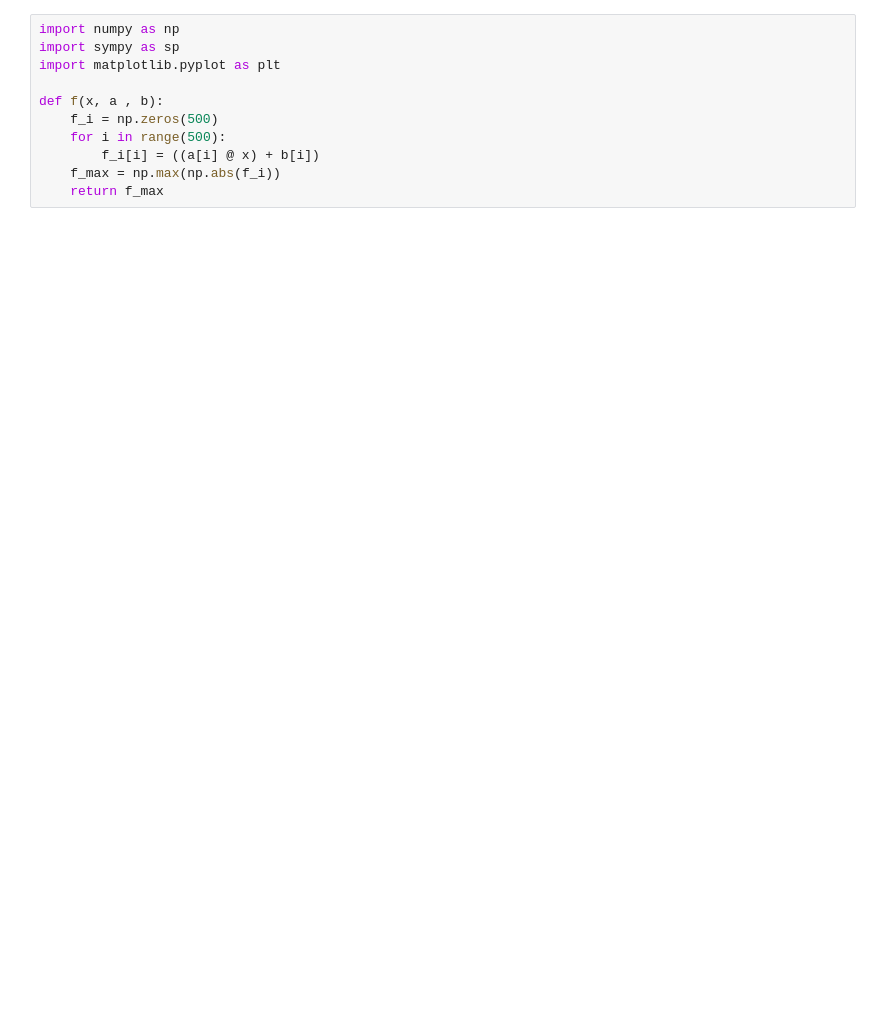
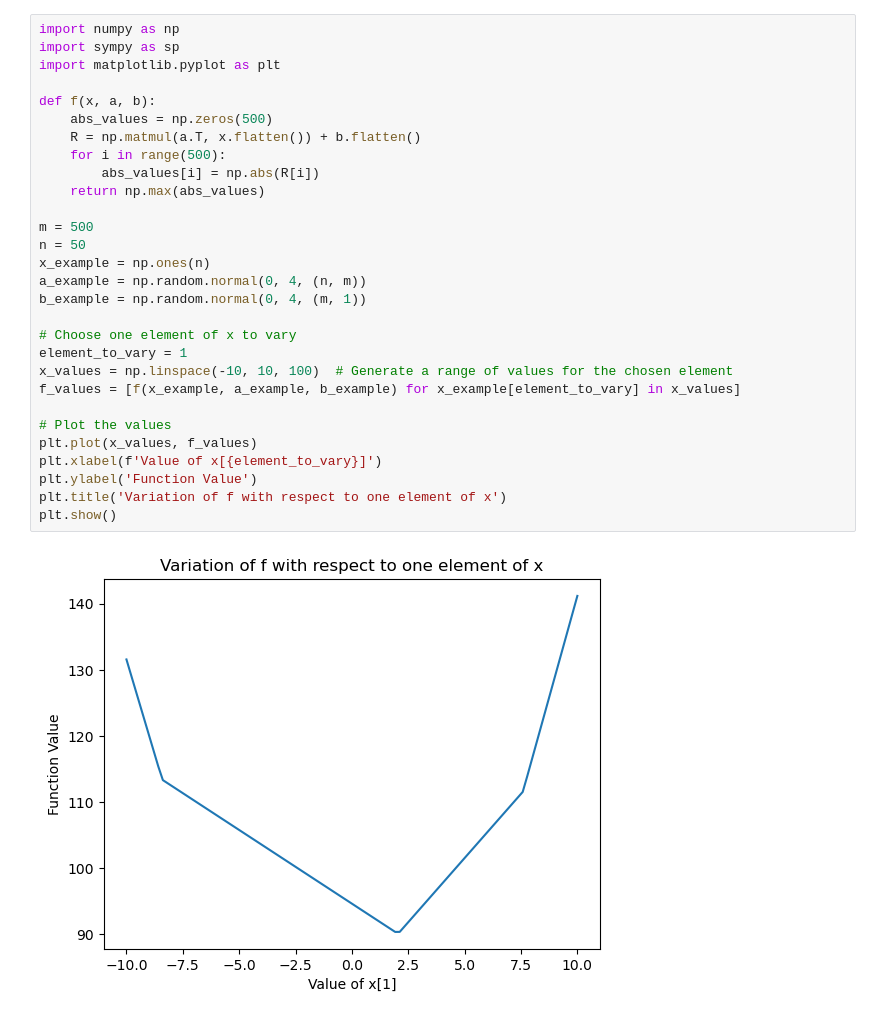
Before and after one commit to shayanmkpr/Convex_optimization_multifunctional, a Jupyter notebook: OPT_2.ipynb, the cells around one changed output. Saved outputs shown, nothing was run; the diff lists cells and outputs as text; blank space fills up the shorter version.

```diff
--- a/OPT_2.ipynb
+++ b/OPT_2.ipynb
@@ -1,11 +1,31 @@
-# %%
-import numpy as np
-import sympy as sp
-import matplotlib.pyplot as plt
-
-def f(x, a , b):
-    f_i = np.zeros(500)
-    for i in range(500):
-        f_i[i] = ((a[i] @ x) + b[i])
-    f_max = np.max(np.abs(f_i))
-    return f_max
+# %%
+import numpy as np
+import sympy as sp
+import matplotlib.pyplot as plt
+
+def f(x, a, b):
+    abs_values = np.zeros(500)
+    R = np.matmul(a.T, x.flatten()) + b.flatten()
+    for i in range(500):
+        abs_values[i] = np.abs(R[i])
+    return np.max(abs_values)
+
+m = 500
+n = 50
+x_example = np.ones(n)
+a_example = np.random.normal(0, 4, (n, m))
+b_example = np.random.normal(0, 4, (m, 1))
+
+# Choose one element of x to vary
+element_to_vary = 1
+x_values = np.linspace(-10, 10, 100)  # Generate a range of values for the chosen element
+f_values = [f(x_example, a_example, b_example) for x_example[element_to_vary] in x_values]
+
+# Plot the values
+plt.plot(x_values, f_values)
+plt.xlabel(f'Value of x[{element_to_vary}]')
+plt.ylabel('Function Value')
+plt.title('Variation of f with respect to one element of x')
+plt.show()
+# %% [output]
+[figure, added]
```
Also changed, not shown: parts of 7 cells of this notebook.
